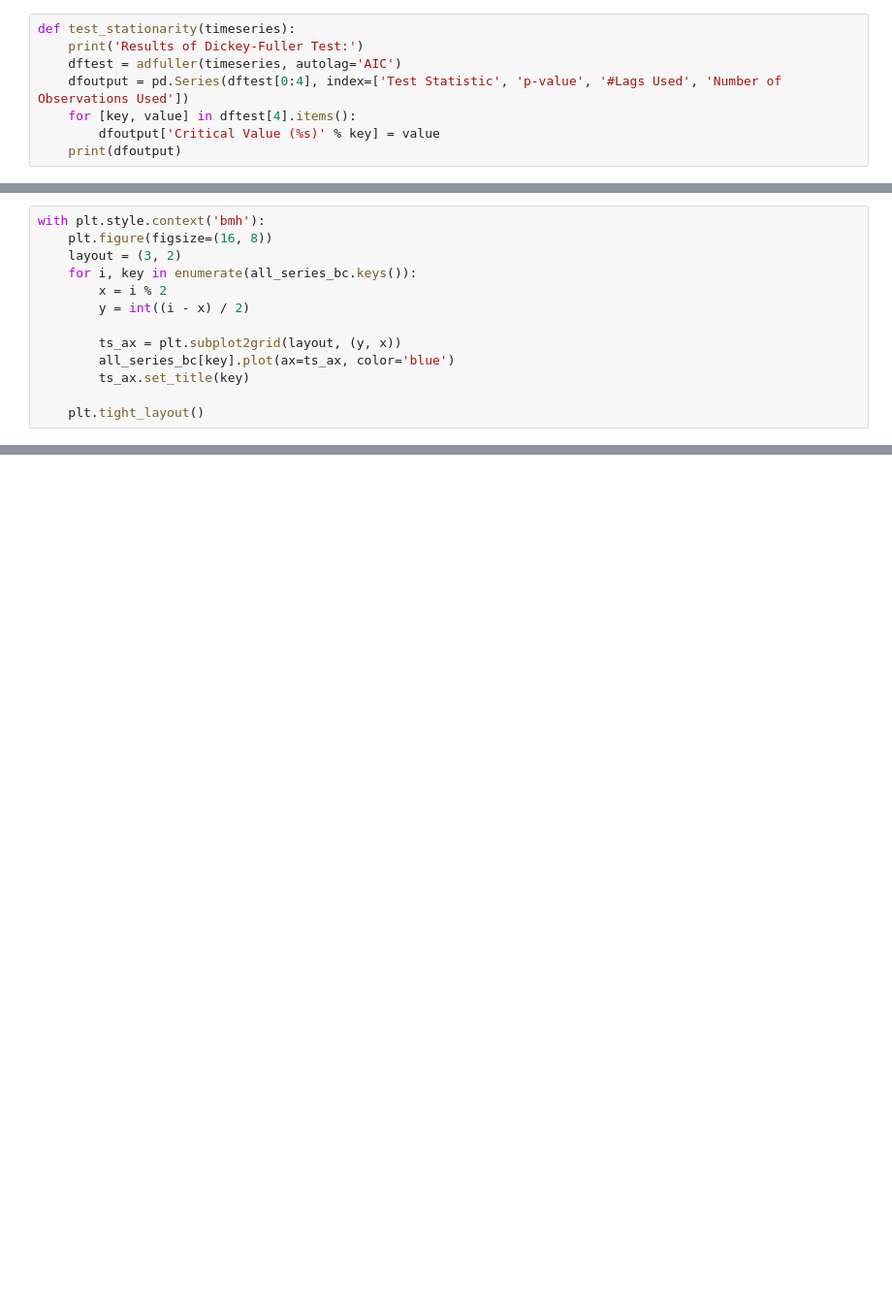
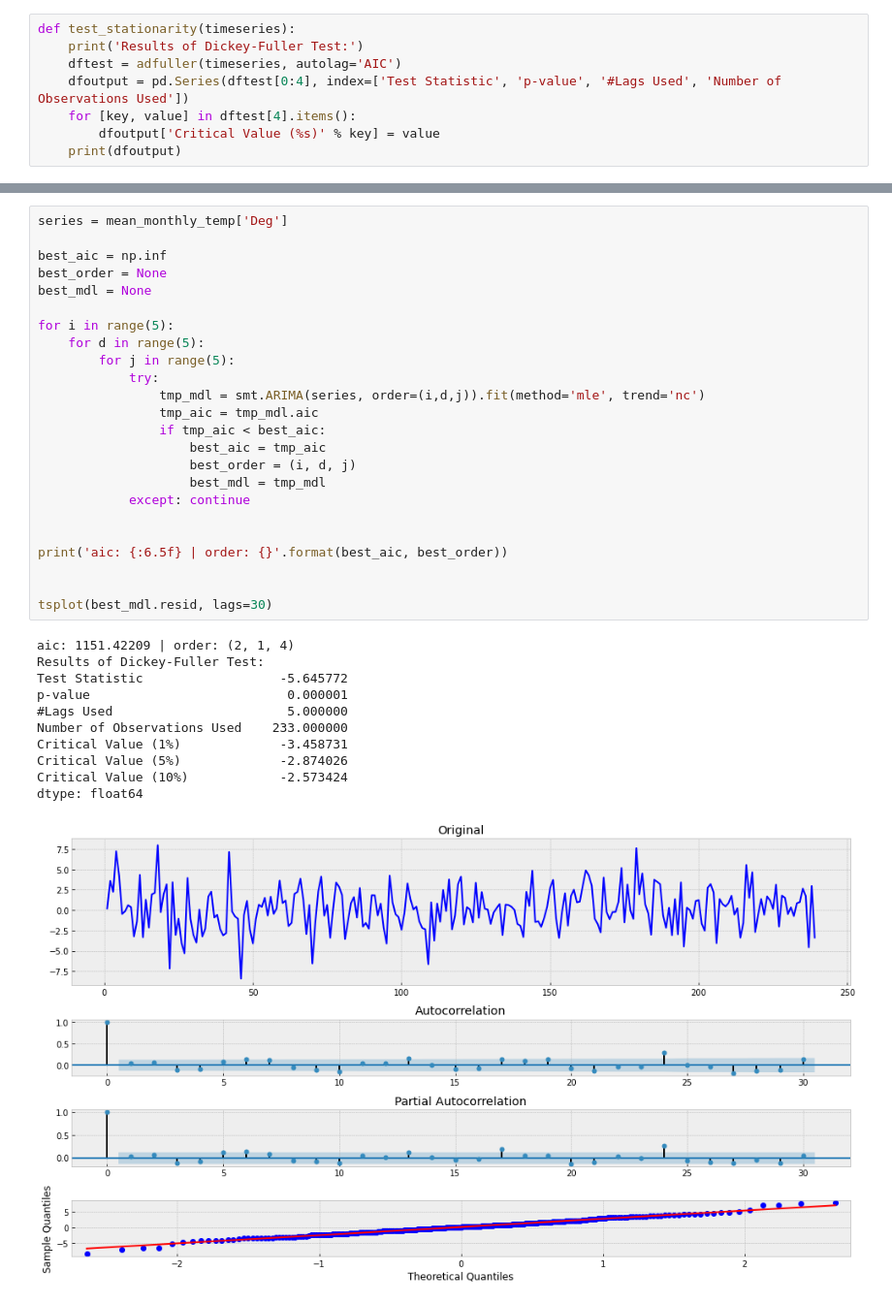
Before and after one commit to rgridnev/python_course, a Jupyter notebook: Time Series/homework3.ipynb, the cells around one changed output, grey strips where cells are left out. Shown at 97% size. Drawn from its saved outputs; the diff is of its cells as text; blank space fills up the shorter version.

```diff
--- a/Time Series/homework3.ipynb
+++ b/Time Series/homework3.ipynb
@@ -135,13 +48,0 @@ for i in keysd:
-# %%
-with plt.style.context('bmh'):
-    plt.figure(figsize=(16, 8))
-    layout = (3, 2)
-    for i, key in enumerate(all_series_bc.keys()):
-        x = i % 2
-        y = int((i - x) / 2)
-
-        ts_ax = plt.subplot2grid(layout, (y, x))
-        all_series_bc[key].plot(ax=ts_ax, color='blue')
-        ts_ax.set_title(key)
-
-    plt.tight_layout()
@@ -191,0 +63,36 @@ dtype: float64
+# %%
+series = mean_monthly_temp['Deg']
+
+best_aic = np.inf
+best_order = None
+best_mdl = None
+
+for i in range(5):
+    for d in range(5):
+        for j in range(5):
+            try:
+                tmp_mdl = smt.ARIMA(series, order=(i,d,j)).fit(method='mle', trend='nc')
+                tmp_aic = tmp_mdl.aic
+                if tmp_aic < best_aic:
+                    best_aic = tmp_aic
+                    best_order = (i, d, j)
+                    best_mdl = tmp_mdl
+            except: continue
+
+
+print('aic: {:6.5f} | order: {}'.format(best_aic, best_order))
+
+
+tsplot(best_mdl.resid, lags=30)
+# %% [output]
+aic: 1151.42209 | order: (2, 1, 4)
+Results of Dickey-Fuller Test:
+Test Statistic                  -5.645772
+p-value                          0.000001
+#Lags Used                       5.000000
+Number of Observations Used    233.000000
+Critical Value (1%)             -3.458731
+Critical Value (5%)             -2.874026
+Critical Value (10%)            -2.573424
+dtype: float64
+[figure, added]
```
Also changed, not shown: parts of 23 cells of this notebook, 1 other file.
